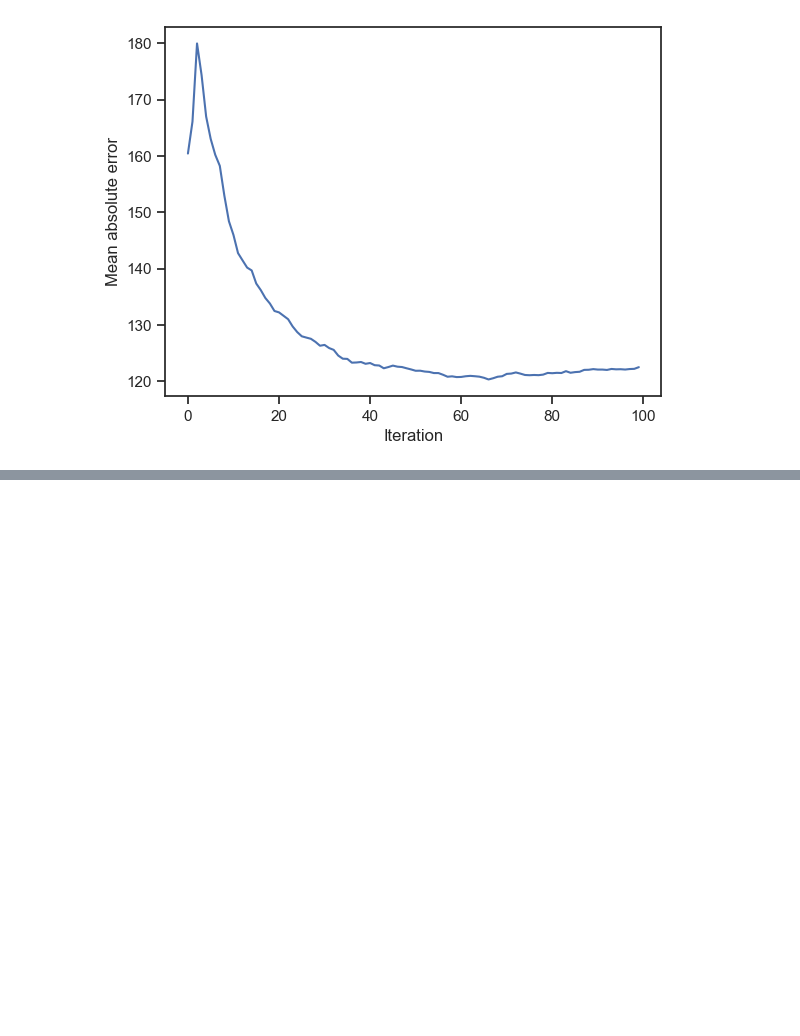
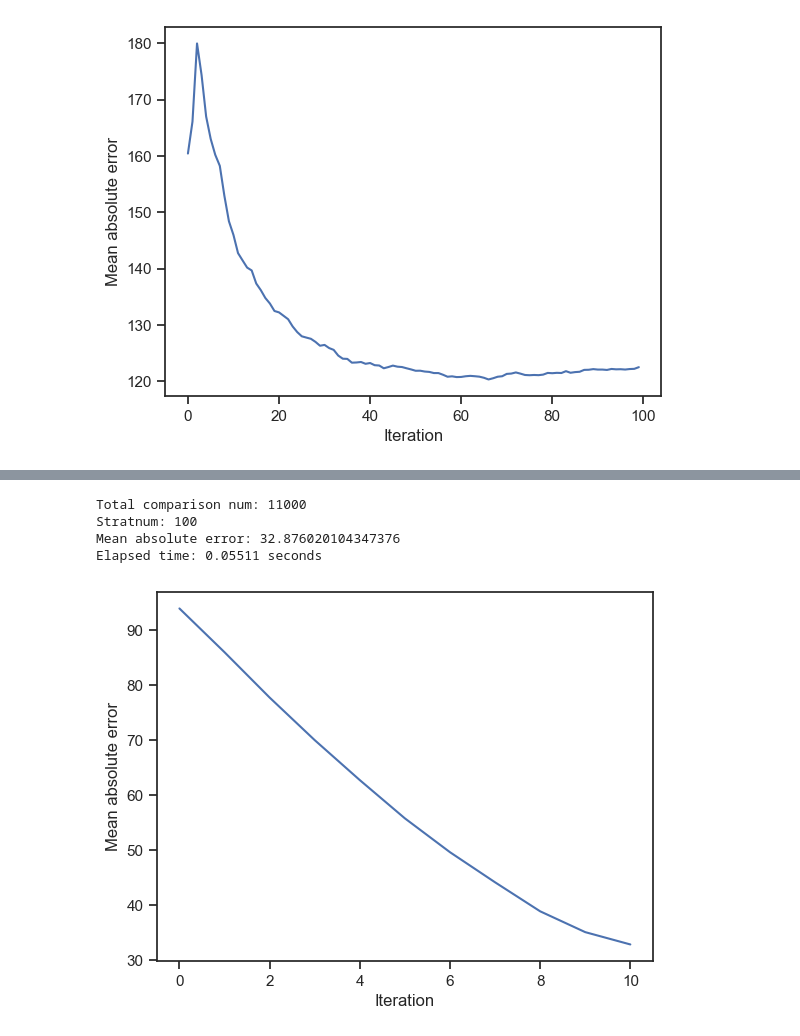
Before and after one commit to jchoi92k/pairwise_ranking, a Jupyter notebook: glicko_try.ipynb, the cells around one changed output, grey strips where cells are left out. Drawn from its saved outputs; the diff is of its cells as text; code cells hidden in the pictures; blank space fills up the shorter version.

```diff
--- a/glicko_try.ipynb
+++ b/glicko_try.ipynb
@@ -483,0 +590,8 @@ Elapsed time: 3.39441 seconds
+# %%
+elores20 = elo_test(text_n=1000, s=s, total_participants=220, comparison_per_participant=50, stratnum=100, preknow=200)
+# %% [output]
+Total comparison num: 11000
+Stratnum: 100
+Mean absolute error: 32.876020104347376
+Elapsed time: 0.05511 seconds
+[figure, added]
```
Also changed, not shown: parts of 30 cells of this notebook, 1 other file.
